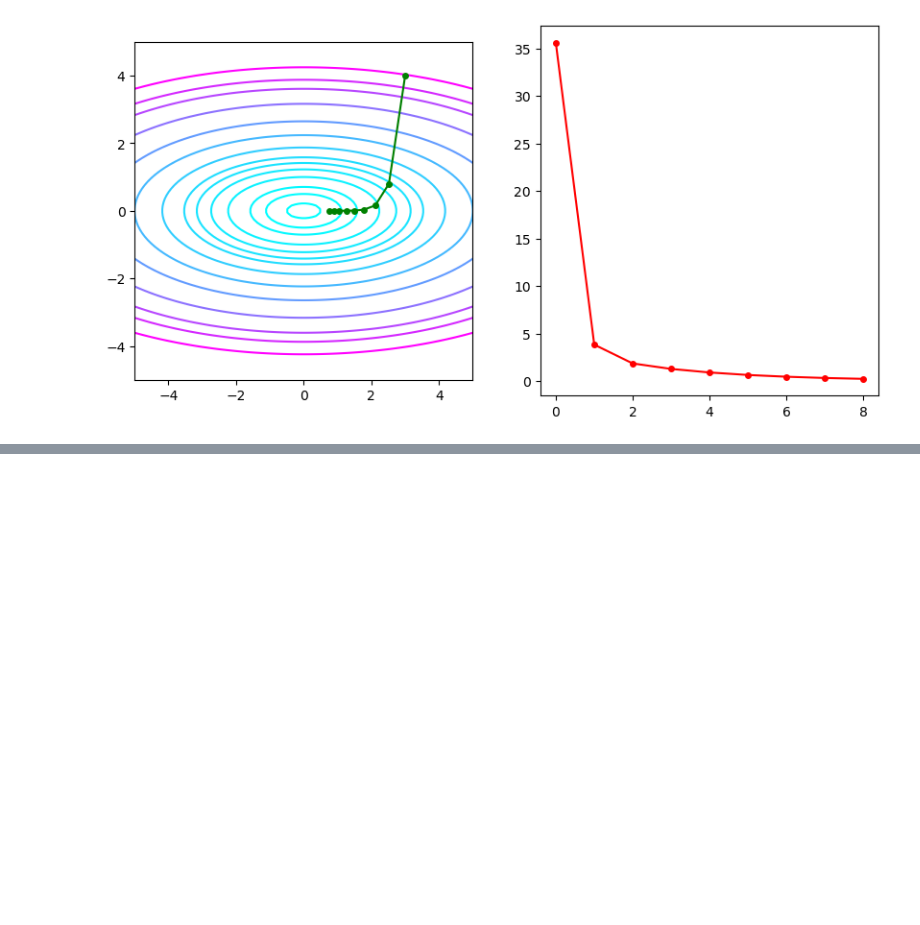
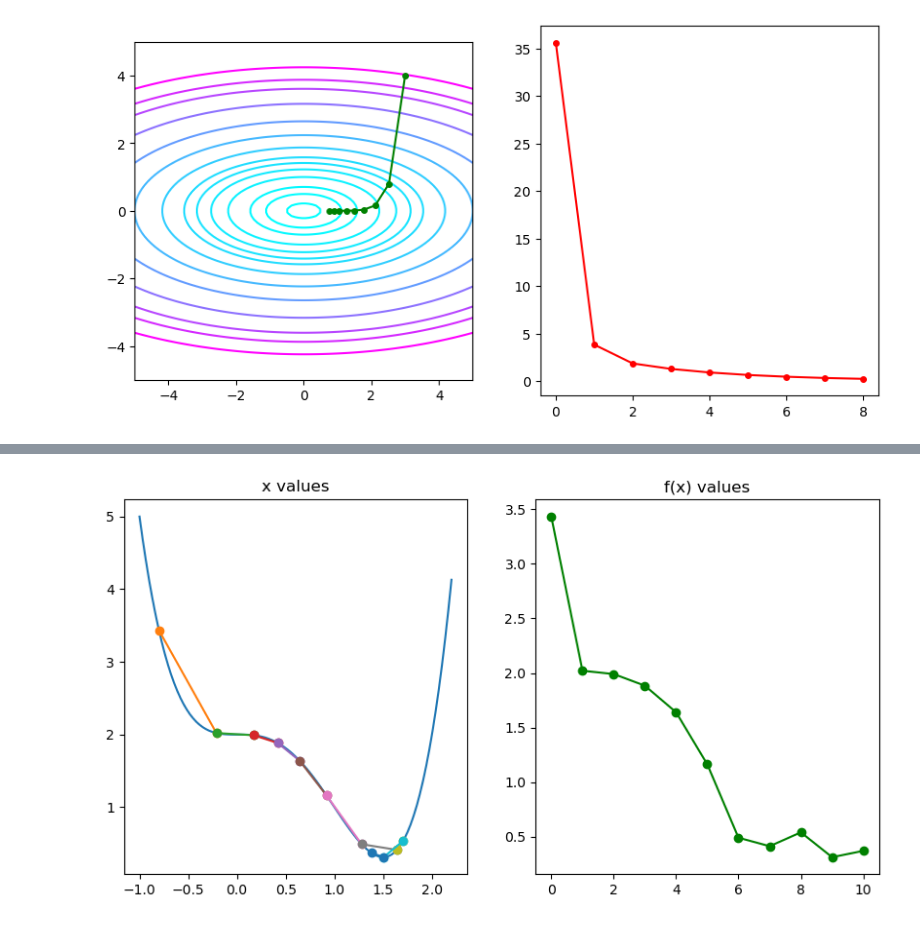
Before and after one commit to reula/Clase_redes_neuronales, a Jupyter notebook: gradiente.ipynb, the cells around one changed output, grey strips where cells are left out. Cells and saved outputs as stored; diff of their text form; code cells hidden in the pictures; blank space fills up the shorter version.

```diff
--- a/gradiente.ipynb
+++ b/gradiente.ipynb
@@ -315,0 +459,41 @@ ax[1].plot([f(x0,y0),f(x1,y1),f(x2,y2),f(x3,y3),f(x4,y4),f(x5,y5),f(x6,y6),f(x7,
+# %%
+def f(x):
+    return 2 -2*x**3 + x**4
+
+def df(x):
+    return -6*x**2 + 4*x**3
+
+x_p = np.linspace(-1,2.2,100)
+
+# Define lists to store values of x and f(x)
+x_values = []
+f_values = []
+v = 0
+x = -0.8
+x_values.append(x)
+f_values.append(f(x))
+
+N = 10
+a = 0.1 # 0.2, 0.3, 0.4, 0.5
+b = 0.6 # 0.8, 0.9, 0.95, 0.99
+for i in range(N):
+    v = b*v - a*df(x)
+    x = x + v
+    x_values.append(x)
+    f_values.append(f(x))
+
+
+#Plot values of x and f(x)
+plt.figure(figsize=(10, 5))
+plt.subplot(1, 2, 1)
+plt.plot(x_p,f(x_p))
+for i in range(N):
+    plt.plot([x_values[i],x_values[i+1]],[f(x_values[i]),f(x_values[i+1])], marker='o')
+#plt.plot(x_values)
+plt.title('x values')
+plt.subplot(1, 2, 2)
+plt.plot(f_values, color='green', marker='o')
+plt.title('f(x) values')
+plt.show()
+# %% [output]
+[figure, added]
```
Also changed, not shown: parts of 18 cells of this notebook, 2 other files.
